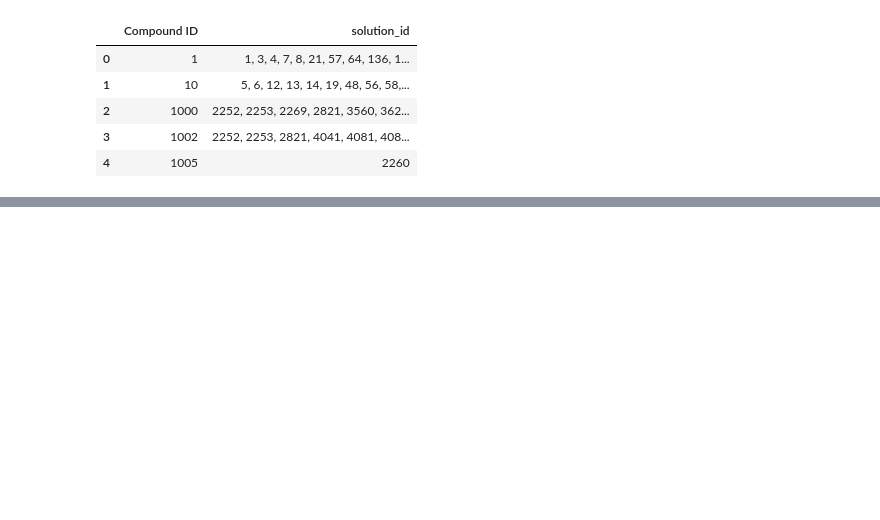
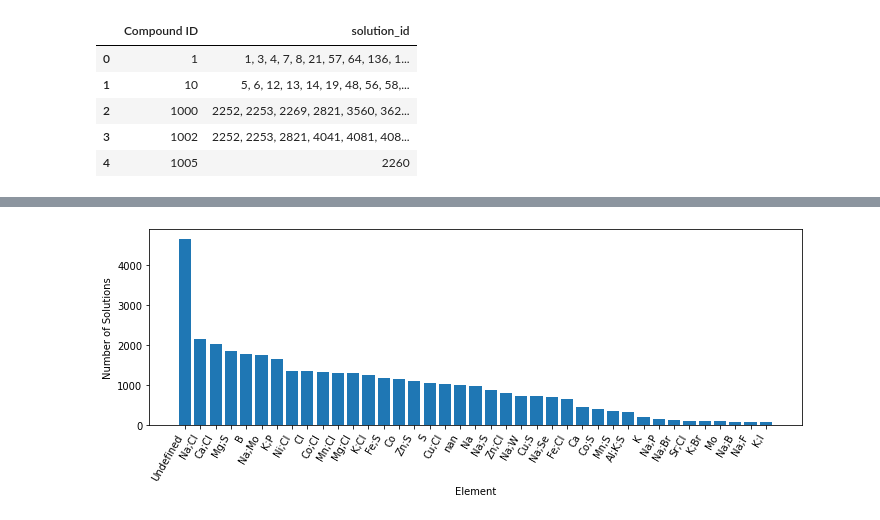
Before and after one commit to giovannellilab/media-prediction, a Jupyter notebook: notebooks/Ghost/MediaDive_solutions.ipynb, the cells around one changed output, grey strips where cells are left out. Drawn from its saved outputs; the diff is of its cells as text; code cells hidden in the pictures; blank space fills up the shorter version.

Commit message:
Add bar graph

```diff
--- a/notebooks/Ghost/MediaDive_solutions.ipynb
+++ b/notebooks/Ghost/MediaDive_solutions.ipynb
@@ -88,0 +98,16 @@ merged_df.head()
+# %%
+import pandas as pd
+
+df = pd.read_csv("~/Desktop/Ghost/MediaDive_components.csv")
+df = df[["Compound ID", "Name", "Element", "Used in Solutions:"]]
+
+df['Used in Solutions:'] = df['Used in Solutions:'].fillna("").astype(str)
+df['Element'] = df['Element'].astype(str)
+
+df['Used in Solutions:'] = df['Used in Solutions:'].apply(lambda x: [int(num.strip()) for num in x.split(',') if num.strip().isdigit()])
+df['Number of Solutions:'] = df['Used in Solutions:'].apply(len)
+df['Number of Solutions:'] = df['Number of Solutions:'].fillna(0).astype(int)
+
+df = df.sort_values(by='Number of Solutions:', ascending=False)
+
+df.head()
@@ -88,0 +121,15 @@ merged_df.head()
+# %%
+import matplotlib.pyplot as plt
+plt.figure(figsize=(10, 4))
+
+df2 = df.head(100)
+plt.bar(df2['Element'], df2['Number of Solutions:'])
+
+plt.xlabel('Element')
+plt.ylabel('Number of Solutions')
+plt.xticks(rotation=60, ha='right')
+plt.tight_layout()
+
+plt.show()
+# %% [output]
+[figure, added]
```
Also changed, not shown: parts of 8 cells of this notebook.
